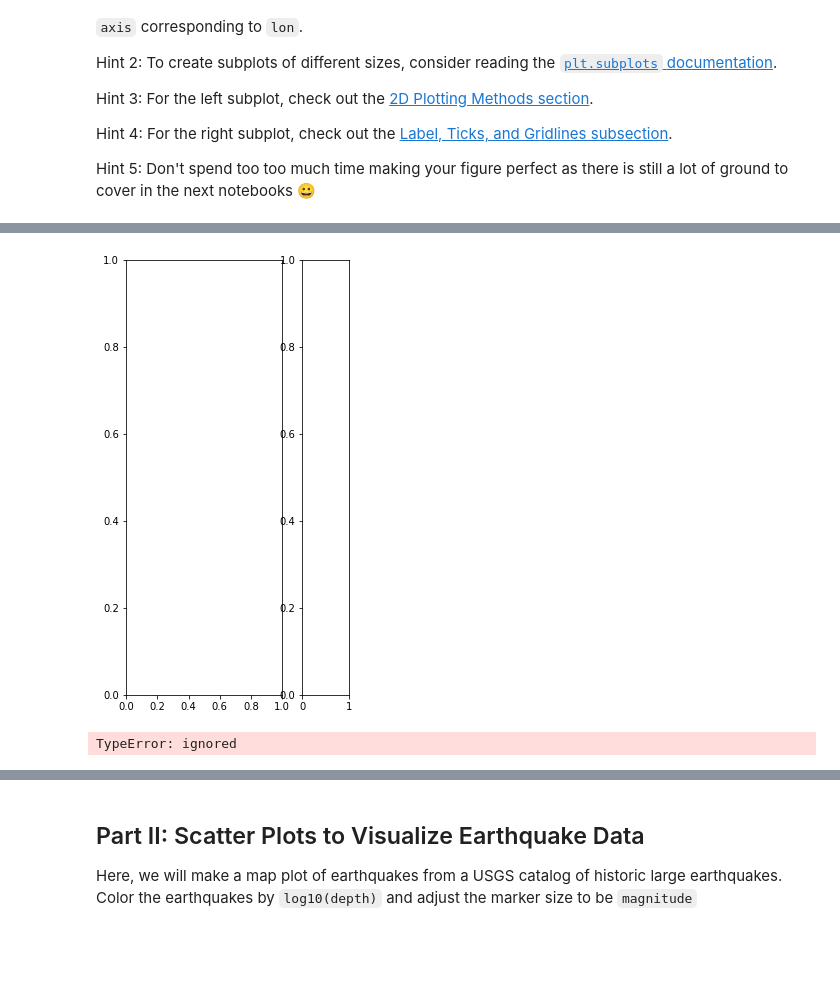
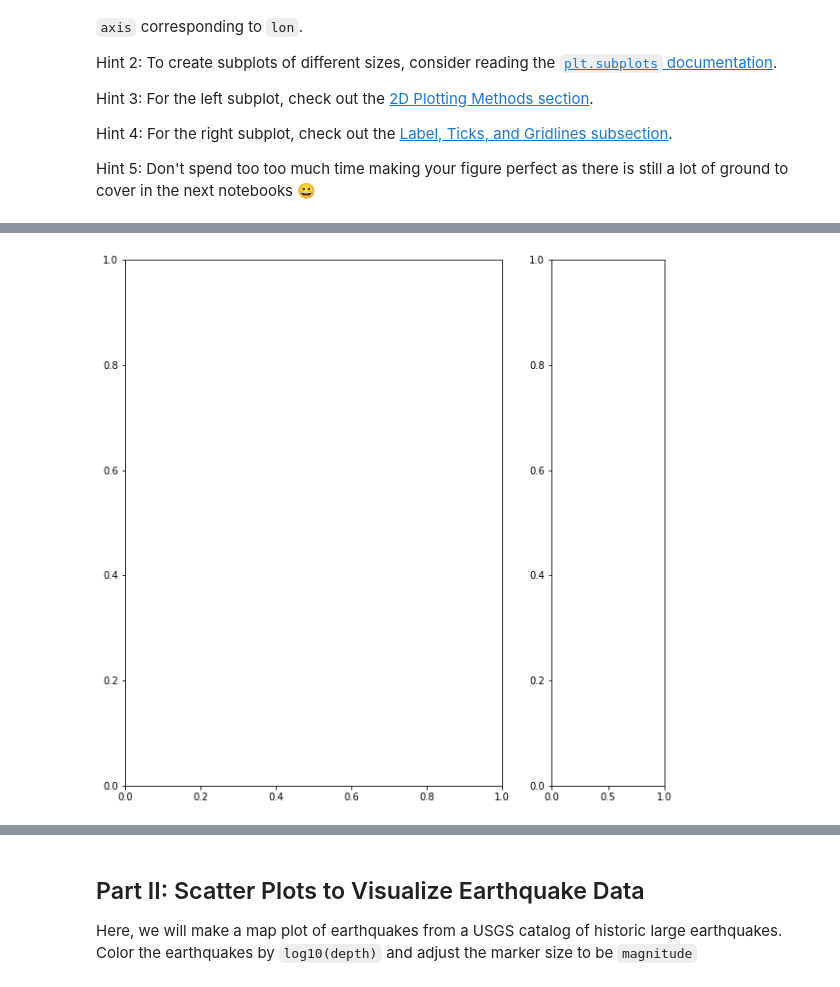
Before and after one commit to mrfabien/2022_Intro_Python, a Jupyter notebook: Exercises/W2_S2.ipynb, the cells around one changed output, grey strips where cells are left out. Cells and saved outputs as stored; diff of their text form; code cells hidden in the pictures; blank space fills up the shorter version.

```diff
--- a/Exercises/W2_S2.ipynb
+++ b/Exercises/W2_S2.ipynb
@@ -70,10 +70,9 @@ Hint 5: Don't spend too too much time making your figure perfect as there is sti
 # %% [markdown]
 ![Unknown.png](embedded-picture-1)
 # %%
-fig, (ax1,ax2) = plt.subplots(1,2, figsize=(4,8),gridspec_kw={'width_ratios': [5, 1.5]})
+fig, (ax1,ax2) = plt.subplots(1,2, figsize=(10,10),gridspec_kw={'width_ratios': [5, 1.5]})
 # %% [output]
-[figure, old version]
+[figure, new version]
 # %%
-ctemp = plt.plot(temp,lon,cmap='magma',levels=np.linspace(-30,40,15),extend='both')
+ctemp = ax1.contourf(lon,lat,temp,cmap='magma',levels=np.linspace(-30,40,15),extend='both')
+plt.show(ax1)
-# %% [output]
-TypeError: ignored
```
Also changed, not shown: parts of 2 cells of this notebook.
